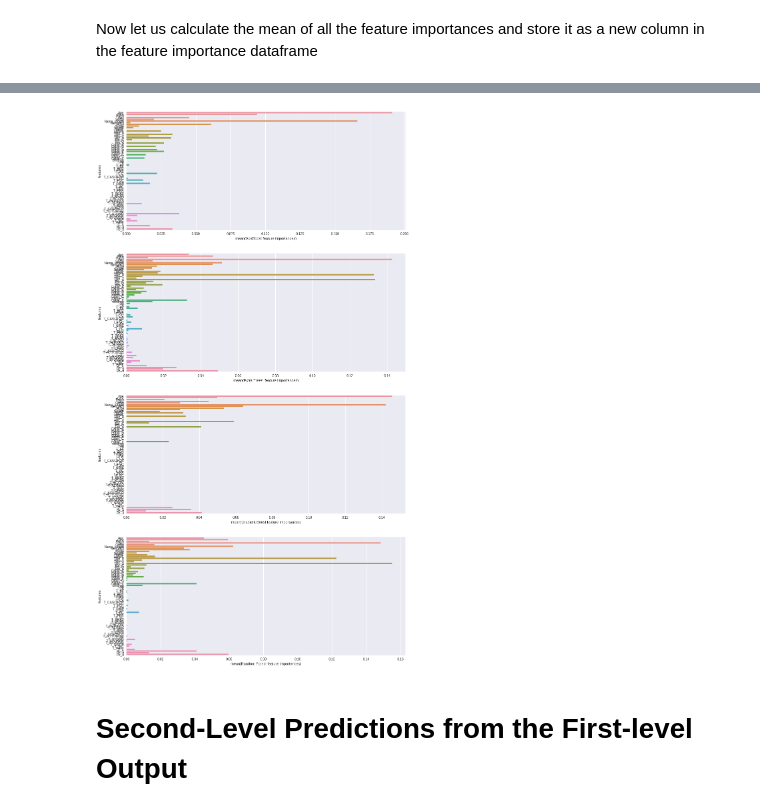
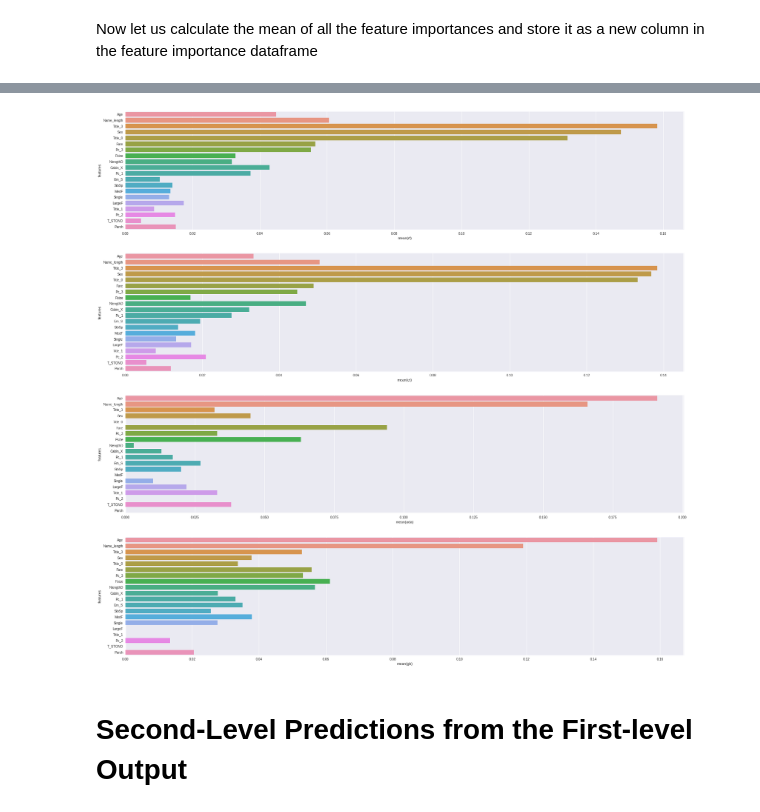
Before and after one commit to ShichengChen/kaggle, a Jupyter notebook: Titanic/titanic.ipynb, the cells around one changed output, grey strips where cells are left out. Cells and saved outputs as stored; diff of their text form; code cells hidden in the pictures.

```diff
--- a/Titanic/titanic.ipynb
+++ b/Titanic/titanic.ipynb
@@ -627,9 +668,12 @@ rf_oof_train, rf_oof_test = get_oof(rf,x_train,y_train,x_test)
 0.850170261067
 # %%
 ada_params = {
-    'n_estimators': 1000,
+    'n_estimators': 500,
     'learning_rate' : 0.05
 }
-ada = AdaBoostClassifier(**ada_params)
-ada_oof_train, ada_oof_test = get_oof(ada,x_train,y_train,x_test)
+ada_params = {'n_estimators': 500,
+              'learning_rate': 0.3, 'algorithm': 'SAMME.R',
+              }
+ada = AdaBoostClassifier(base_estimator=DecisionTreeClassifier(),**ada_params)
+ada_oof_train, ada_oof_test = get_oof(ada,x_train,y_train,test)
 # %% [output]
@@ -645,6 +689,9 @@ gb_params = {
 gb_params = {'loss': 'deviance', 'learning_rate': 0.1, 'min_samples_leaf': 100,
              'n_estimators': 1000, 'max_features': 0.1, 'max_depth': 7}
 #0.83200908059
+gb_params = {'loss': 'deviance', 'learning_rate': 0.1, 'min_samples_leaf': 100,
+             'n_estimators': 500,'max_features': 0.1, 'max_depth': 7}
+#0.836549375709
 gb = GradientBoostingClassifier(**gb_params)
-gb_oof_train, gb_oof_test = get_oof(gb,x_train,y_train,x_test)
+gb_oof_train, gb_oof_test = get_oof(gb,x_train,y_train,test)
 # %% [output]
@@ -671,13 +718,14 @@ So I have not yet figured out how to assign and store the feature importances ou
 # %% [markdown]
 Create a dataframe from the lists containing the feature importance data for easy plotting via the Plotly package.
 # %%
-print gb_features
 cols = dataset[:train_len].drop(labels = ["Survived"],axis = 1).columns.values
 # Create a dataframe with features
 feature_dataframe = pd.DataFrame( {'features': cols,
-     'Random Forest feature importances': rf_features,
-     'Extra Trees  feature importances': et_features,
-      'AdaBoost feature importances': ada_features,
-    'Gradient Boost feature importances': gb_features
+     'rf': rf_features,
+     'et': et_features,
+      'ada': ada_features,
+    'gb': gb_features
     })
+feature_dataframe = feature_dataframe[['features','rf','et','ada','gb']]
+feature_dataframe
 # %% [output]
@@ -701,6 +756,9 @@ Now let us calculate the mean of all the feature importances and store it as a n
 # %%
 # Create the new column containing the average of values
 
-feature_dataframe['mean'] = feature_dataframe.mean(axis= 1) # axis = 1 computes the mean row-wise
-feature_dataframe.head(3)
+feature_dataframe['mean'] = feature_dataframe.mean(axis= 1)
+feature_dataframe.sort_values('et',ascending=False)
+important = feature_dataframe.sort_values('mean',ascending=False)[:20]
+print important
+important['features'].values
 # %% [output]
@@ -711,9 +785,9 @@ feature_dataframe.head(3)
 # %%
-_,ax=plt.subplots(4,1,figsize=(15,30))
-for i,classify in enumerate(feature_dataframe.columns.values[:4:]):
-    sns.barplot(y='features',x=classify,data=feature_dataframe,ax=ax[i])
+_,ax=plt.subplots(4,1,figsize=(30,30))
+for i,classify in enumerate(important.columns.values[1:5:]):
+    sns.barplot(y='features',x=classify,data=important,ax=ax[i])
 # %% [output]
-[figure, old version]
+[figure, new version]
 # %% [markdown]
 # Second-Level Predictions from the First-level Output
 # %% [markdown]
```
Also changed, not shown: parts of 27 cells of this notebook, 4 other files.
